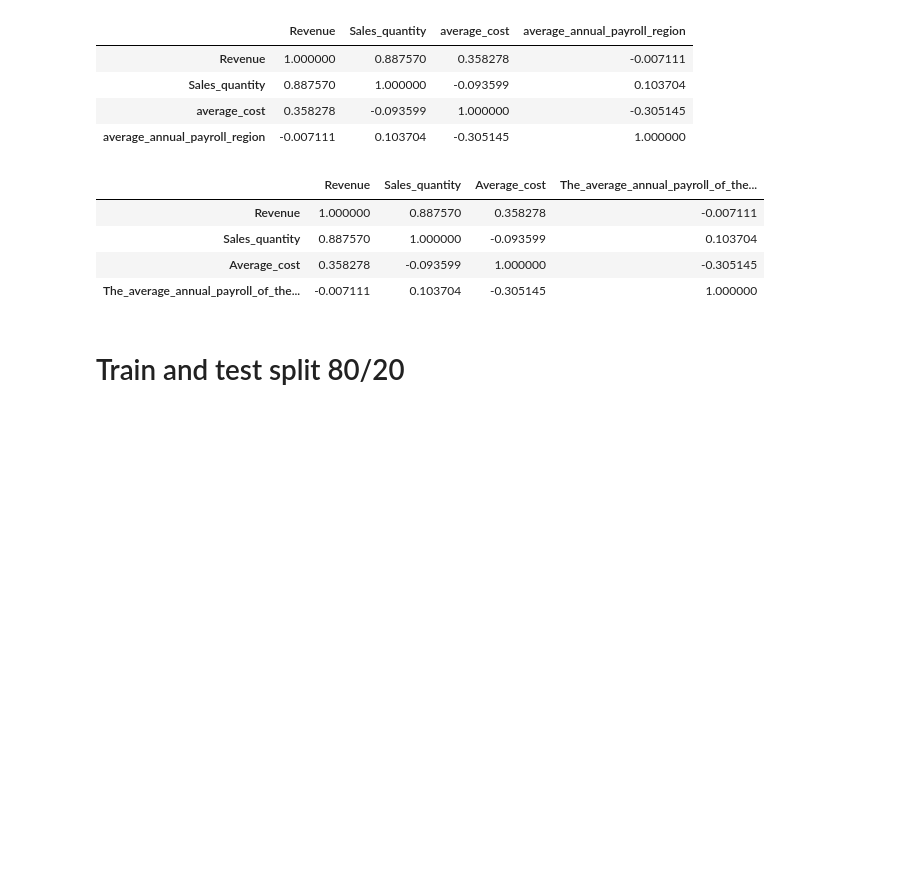
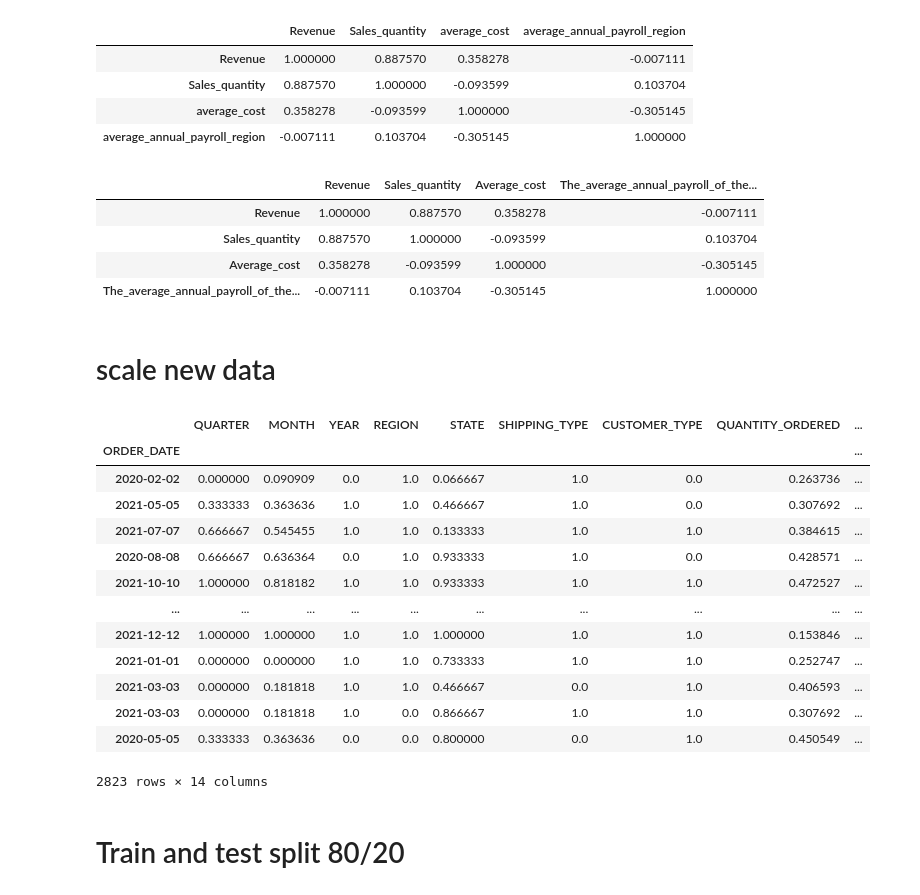
Before and after one commit to reedzamohd/sta768_case_study, a Jupyter notebook: case_study_sta/initial_exp.ipynb, the cells around one changed output. Saved outputs shown, nothing was run; the diff lists cells and outputs as text; code cells hidden in the pictures; blank space fills up the shorter version.

```diff
--- a/case_study_sta/initial_exp.ipynb
+++ b/case_study_sta/initial_exp.ipynb
@@ -93,6 +175,33 @@ df1.corr()
 | Sales_quantity | 0.887570 | 1.000000 | -0.093599 | 0.103704 |
 | Average_cost | 0.358278 | -0.093599 | 1.000000 | -0.305145 |
 | The_average_annual_payroll_of_the... | -0.007111 | 0.103704 | -0.305145 | 1.000000 |
+# %% [markdown]
+# scale new data
+# %%
+trans = MinMaxScaler()
+df_lol_sc = trans.fit_transform(df_lol)
+df_sc_lol = pd.DataFrame(df_lol_sc, columns=['QUARTER', 'MONTH', 'YEAR', 'REGION', 'STATE', 'SHIPPING_TYPE',
+       'CUSTOMER_TYPE', 'QUANTITY_ORDERED', 'DEAL_SIZE', 'PRICE_EACH', 'MSRP',
+       'PRODUCT_TYPE', 'PRODUCT_LINE', 'SALES'])
+date_lol = pd.read_csv('./data/Encoded_Loreal_data.csv').loc[:,['ORDER_DATE']]
+df_lol_trans = pd.concat([date_lol, df_sc_lol], axis= 1)
+df_lol_trans.set_index(keys="ORDER_DATE", inplace=True)
+df_lol_trans
+# %% [output]
+|  | QUARTER | MONTH | YEAR | REGION | STATE | SHIPPING_TYPE | CUSTOMER_TYPE | QUANTITY_ORDERED | ... |
+| ORDER_DATE |  |  |  |  |  |  |  |  | ... |
+| 2020-02-02 | 0.000000 | 0.090909 | 0.0 | 1.0 | 0.066667 | 1.0 | 0.0 | 0.263736 | ... |
+| 2021-05-05 | 0.333333 | 0.363636 | 1.0 | 1.0 | 0.466667 | 1.0 | 0.0 | 0.307692 | ... |
+| 2021-07-07 | 0.666667 | 0.545455 | 1.0 | 1.0 | 0.133333 | 1.0 | 1.0 | 0.384615 | ... |
+| 2020-08-08 | 0.666667 | 0.636364 | 0.0 | 1.0 | 0.933333 | 1.0 | 0.0 | 0.428571 | ... |
+| 2021-10-10 | 1.000000 | 0.818182 | 1.0 | 1.0 | 0.933333 | 1.0 | 1.0 | 0.472527 | ... |
+| ... | ... | ... | ... | ... | ... | ... | ... | ... | ... |
+| 2021-12-12 | 1.000000 | 1.000000 | 1.0 | 1.0 | 1.000000 | 1.0 | 1.0 | 0.153846 | ... |
+| 2021-01-01 | 0.000000 | 0.000000 | 1.0 | 1.0 | 0.733333 | 1.0 | 1.0 | 0.252747 | ... |
+| 2021-03-03 | 0.000000 | 0.181818 | 1.0 | 1.0 | 0.466667 | 0.0 | 1.0 | 0.406593 | ... |
+| 2021-03-03 | 0.000000 | 0.181818 | 1.0 | 0.0 | 0.866667 | 1.0 | 1.0 | 0.307692 | ... |
+| 2020-05-05 | 0.333333 | 0.363636 | 0.0 | 0.0 | 0.800000 | 0.0 | 1.0 | 0.450549 | ... |
+2823 rows × 14 columns
 # %% [markdown]
 # Train and test split 80/20
 # %%
```
Also changed, not shown: parts of 14 cells of this notebook, 2 other files.
